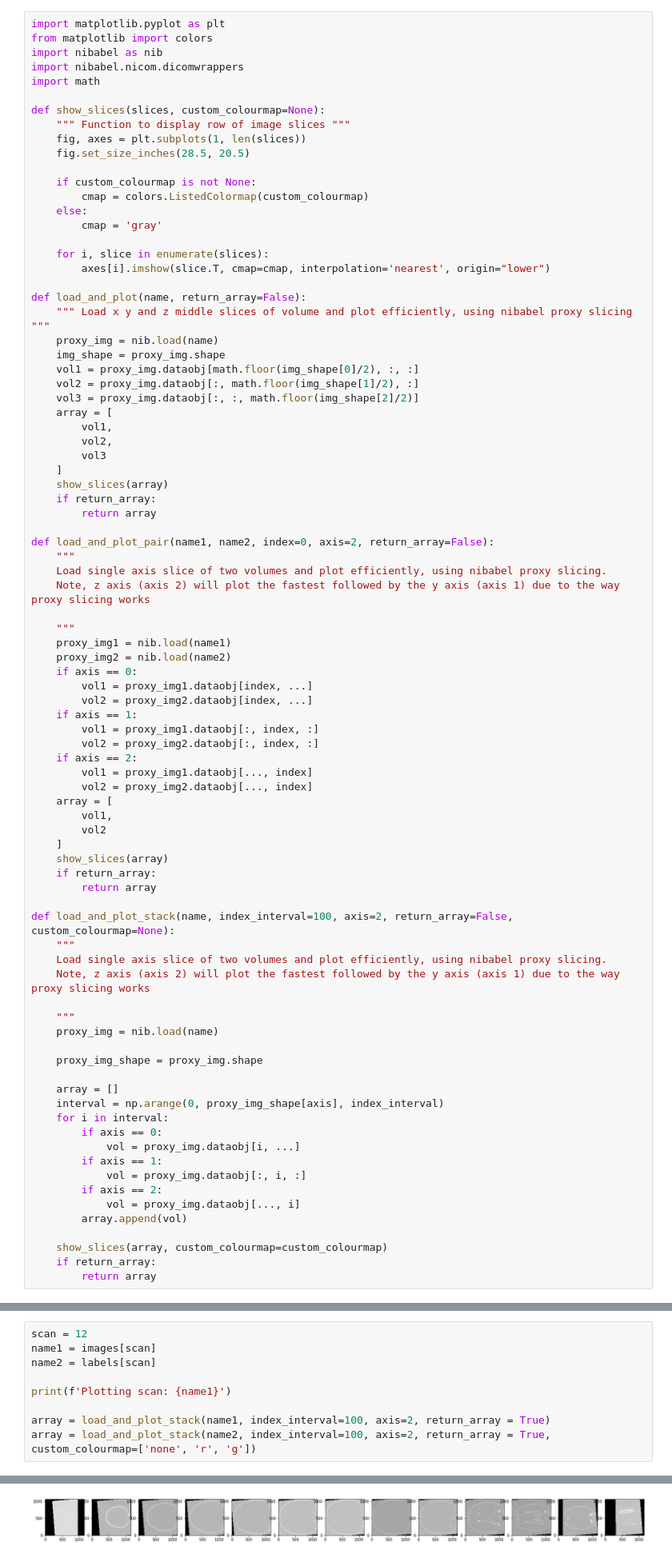
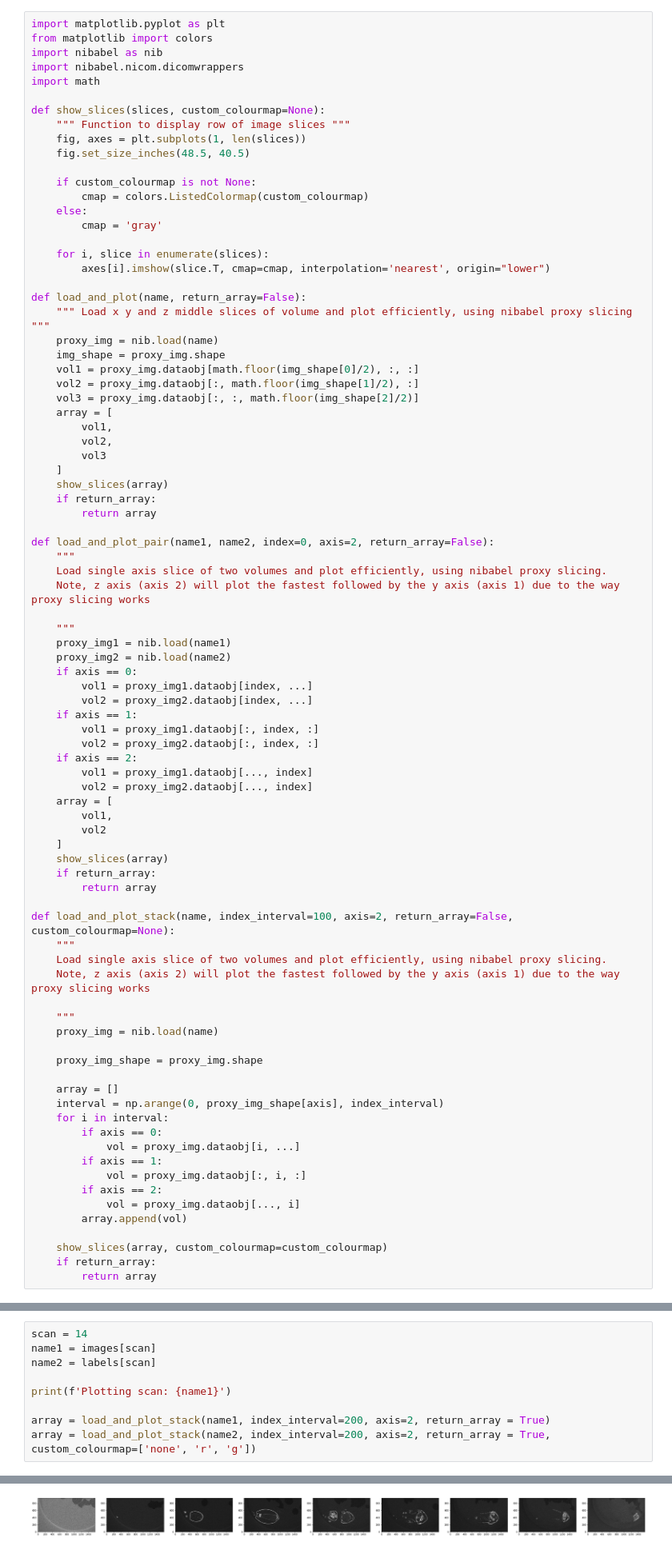
Before and after one commit to jakemanger/dhr, a Jupyter notebook: 05_view_files.ipynb, the cells around one changed output, grey strips where cells are left out. Shown at 80% size. Cells and saved outputs as stored; diff of their text form.

```diff
--- a/05_view_files.ipynb
+++ b/05_view_files.ipynb
@@ -86,7 +86,7 @@ import math
 def show_slices(slices, custom_colourmap=None):
     """ Function to display row of image slices """
     fig, axes = plt.subplots(1, len(slices))
-    fig.set_size_inches(28.5, 20.5)
+    fig.set_size_inches(48.5, 40.5)
 
     if custom_colourmap is not None:
         cmap = colors.ListedColormap(custom_colourmap)
@@ -182,10 +182,10 @@ NameError: name 'labels' is not defined
 # %%
-scan = 12
+scan = 14
 name1 = images[scan]
 name2 = labels[scan]
 
 print(f'Plotting scan: {name1}')
 
-array = load_and_plot_stack(name1, index_interval=100, axis=2, return_array = True)
-array = load_and_plot_stack(name2, index_interval=100, axis=2, return_array = True, custom_colourmap=['none', 'r', 'g'])
+array = load_and_plot_stack(name1, index_interval=200, axis=2, return_array = True)
+array = load_and_plot_stack(name2, index_interval=200, axis=2, return_array = True, custom_colourmap=['none', 'r', 'g'])
 # %% [output]
@@ -193 +193 @@ Plotting scan: dataset/images/P_crassipes_FEG190801_034_00001_new.nii
-[figure, old version]
+[figure, new version]
```
Also changed, not shown: parts of 4 cells of this notebook, 13 other files.
